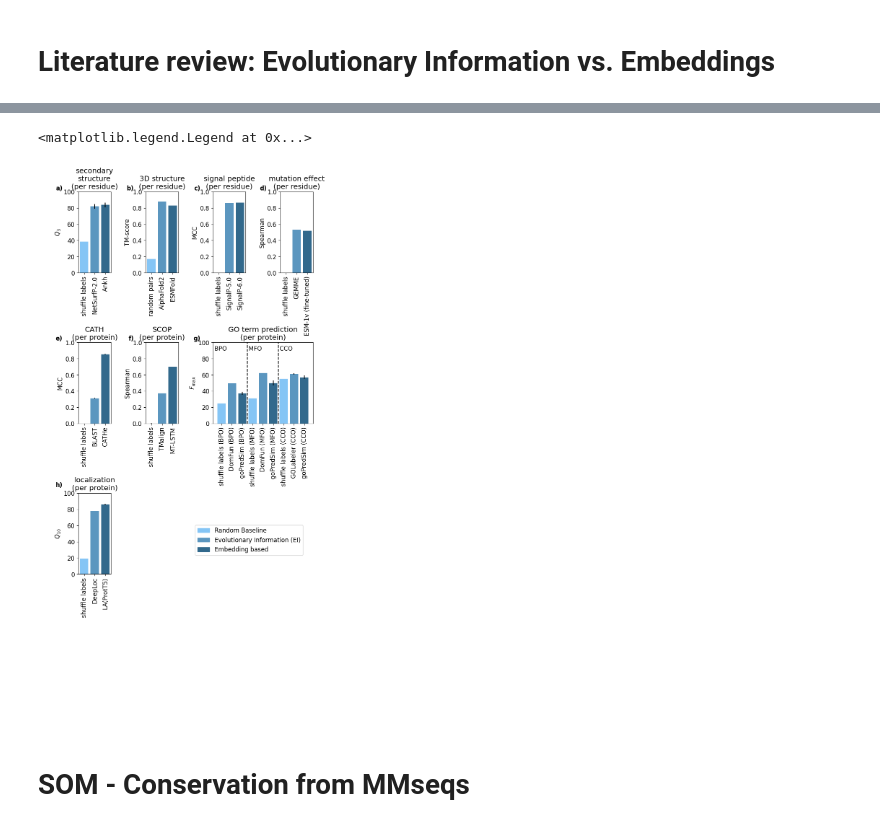
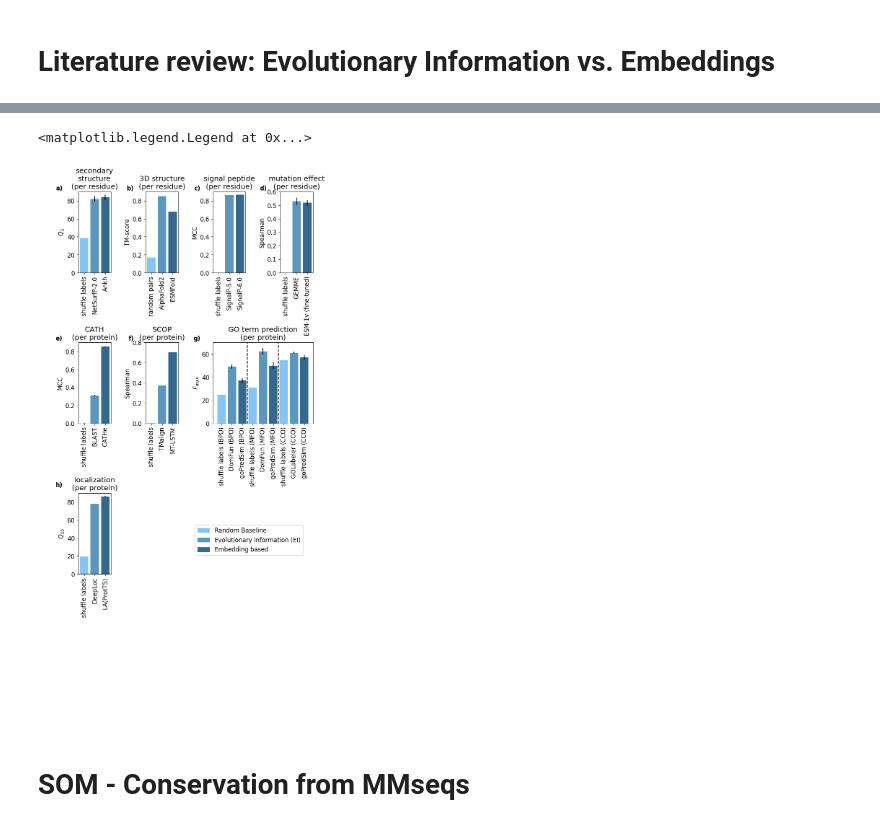
Before and after one commit to erckert/EV-embeddings-figures, a Jupyter notebook: visualizeResults.ipynb, the cells around one changed output, grey strips where cells are left out. Cells and saved outputs as stored; diff of their text form; code cells hidden in the pictures.

```diff
--- a/visualizeResults.ipynb
+++ b/visualizeResults.ipynb
@@ -155,7 +155,7 @@ ax = plt.subplot2grid((15, 30), (0, 0), colspan=17, rowspan=7)
 #plt.grid(axis='y', color='0.9')
 
 ax.bar(labels, q3, yerr=ci, color="gray", width=0.8, edgecolor="black")
-ax.set_ylim([20, 90])
+ax.set_ylim([30, 90])
 ax.set_xlim([-0.7, 16.5])
 ax.set_xticklabels(x_labels, rotation=90, ha='center')
 ax.set_ylabel('Q3')
@@ -404,7 +402,7 @@ ax_2d.bar(struct_2d_labels,
           width=0.8)
 ax_2d.set_xticklabels(struct_2d_labels, rotation=90)
 ax_2d.set_ylabel("$Q_{3}$")
-ax_2d.set_ylim(top=100, bottom=0)
+ax_2d.set_ylim(top=90, bottom=0)
 ax_2d.set_title('secondary\nstructure\n(per residue)')
 ax_2d.text(-0.11, 1.47, "a)", transform=ax.transAxes, va='top', ha='right', fontweight='bold')
 
@@ -416,7 +414,7 @@ ax_3d.bar(struct_3d_labels,
           width=0.8)
 ax_3d.set_xticklabels(struct_3d_labels, rotation=90)
 ax_3d.set_ylabel("TM-score")
-ax_3d.set_ylim(top=1, bottom=0)
+ax_3d.set_ylim(top=0.9, bottom=0)
 ax_3d.set_title('3D structure\n(per residue)')
 ax_3d.text(0.04, 1.47, "b)", transform=ax.transAxes, va='top', ha='right', fontweight='bold')
 
@@ -428,7 +426,7 @@ ax_signal_pep.bar(signal_pep_labels,
           width=0.8)
 ax_signal_pep.set_xticklabels(signal_pep_labels, rotation=90)
 ax_signal_pep.set_ylabel("MCC")
-ax_signal_pep.set_ylim(top=1, bottom=0)
+ax_signal_pep.set_ylim(top=0.9, bottom=0)
 ax_signal_pep.set_title('signal peptide\n(per residue)')
 ax_signal_pep.text(0.18, 1.47, "c)", transform=ax.transAxes, va='top', ha='right', fontweight='bold')
 
@@ -440,7 +438,7 @@ ax_effect.bar(effect_labels,
           width=0.8)
 ax_effect.set_xticklabels(effect_labels, rotation=90)
 ax_effect.set_ylabel("Spearman")
-ax_effect.set_ylim(top=1, bottom=0)
+ax_effect.set_ylim(top=0.6, bottom=0)
 ax_effect.set_title('mutation effect\n(per residue)')
 ax_effect.text(0.32, 1.47, "d)", transform=ax.transAxes, va='top', ha='right', fontweight='bold')
 
@@ -452,7 +450,7 @@ ax_cath.bar(cath_labels,
           width=0.8)
 ax_cath.set_xticklabels(cath_labels, rotation=90)
 ax_cath.set_ylabel("MCC")
-ax_cath.set_ylim(top=1, bottom=0)
+ax_cath.set_ylim(top=0.9, bottom=0)
 ax_cath.set_title('CATH\n(per protein)')
 ax_cath.text(-0.11, 1.02, "e)", transform=ax.transAxes, va='top', ha='right', fontweight='bold')
 
@@ -464,43 +462,43 @@ ax_scop.bar(scop_labels,
           width=0.8)
 ax_scop.set_xticklabels(scop_labels, rotation=90)
 ax_scop.set_ylabel("Spearman")
-ax_scop.set_ylim(top=1, bottom=0)
+ax_scop.set_ylim(top=0.8, bottom=0)
 ax_scop.set_title('SCOP\n(per protein)')
 ax_scop.text(0.04, 1.02, "f)", transform=ax.transAxes, va='top', ha='right', fontweight='bold')
 
 ax_localization = plt.subplot2grid((40, 60), (18, 0), colspan=6, rowspan=5)
 ax_localization.bar(localization_labels,
           [float(entry) for entry in localization_performances],
           yerr=[float(entry) for entry in localization_ci],
           color=color_assignment(localization_is_embedding_based),
           width=0.8)
 ax_localization.set_xticklabels(localization_labels, rotation=90)
 ax_localization.set_ylabel("$Q_{10}$")
-ax_localization.set_ylim(top=100, bottom=0)
+ax_localization.set_ylim(top=90, bottom=0)
 ax_localization.set_title('localization\n(per protein)')
 ax_localization.text(-0.11, 0.58, "h)", transform=ax.transAxes, va='top', ha='right', fontweight='bold')
 
 ax_go = plt.subplot2grid((40, 60), (9, 24), colspan=18, rowspan=5)
 ax_go.bar(go_labels,
           [float(entry) for entry in go_performances],
           yerr=[float(entry) for entry in go_ci],
           color=color_assignment(go_is_embedding_based),
           width=0.8)
 ax_go.set_xticklabels(go_labels, rotation=90)
 ax_go.set_ylabel("$F_{max}$")
-ax_go.set_ylim(top=100, bottom=0)
+ax_go.set_ylim(top=70, bottom=0)
 ax_go.set_title('GO term prediction\n(per protein)')
 ax_go.axvline(x=[2.5],  color='black', ls='--')
 ax_go.axvline(x=[5.5],  color='black', ls='--')
 ax_go.annotate('BPO',xy=(-0.7, 90), path_effects=[path_effects.withSimplePatchShadow(shadow_rgbFace='white')])
 ax_go.annotate('MFO',xy=(2.6, 90), path_effects=[path_effects.withSimplePatchShadow(shadow_rgbFace='white')])
 ax_go.annotate('CCO',xy=(5.6, 90), path_effects=[path_effects.withSimplePatchShadow(shadow_rgbFace='white')])
 ax_go.text(0.18, 1.02, "g)", transform=ax.transAxes, va='top', ha='right', fontweight='bold')
 
 fig_review.legend(handles=[legend_Random, legend_EI, legend_EB], loc=(0.5,0.3))
 # %% [output]
 <matplotlib.legend.Legend at 0x...>
-[figure, old version]
+[figure, new version]
 # %% [markdown]
 # SOM - Conservation from MMseqs
 # %%
```
Also changed, not shown: parts of 10 cells of this notebook, 4 other files.
